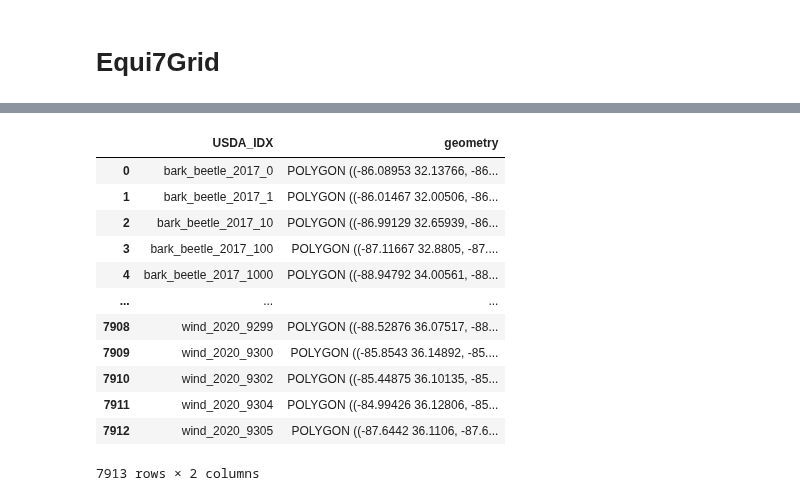
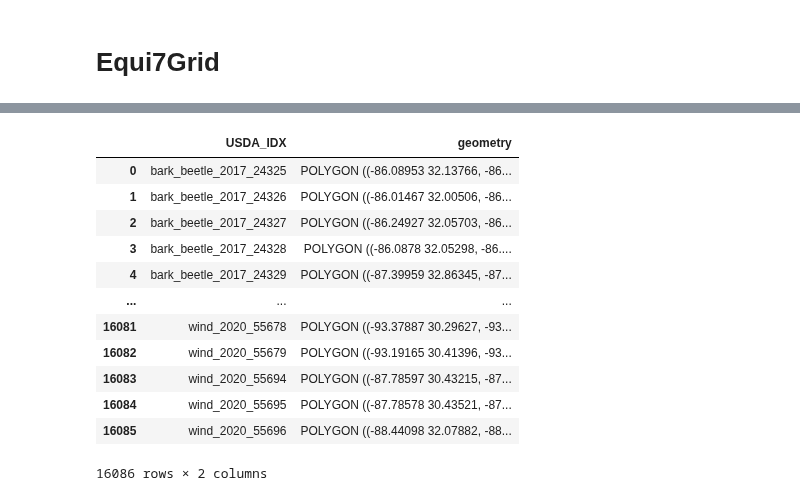
Before and after one commit to Franziska279/ForExD-WP1-P1, a Jupyter notebook: src/04_2_equi7_grid.ipynb, the cells around one changed output, grey strips where cells are left out. Drawn from its saved outputs; the diff is of its cells as text; code cells hidden in the pictures.

```diff
--- a/src/04_2_equi7_grid.ipynb
+++ b/src/04_2_equi7_grid.ipynb
@@ -103,19 +145,20 @@ Size of Grid: 15.617286168509287 km²
 # %%
 # Define a POLYGON geometry
-path = '/Net/Groups/BGI/scratch/fmueller/ForExD-WP1-P1/results/convex_hulls_refdm.shp'
-conves = gpd.read_file(path)
+#path = '/Net/Groups/BGI/scratch/fmueller/ForExD-WP1-P1/results/convex_hulls_refdm.shp'
+file_path = "/Net/Groups/BGI/scratch/fmueller/ForExD-WP1-P1/results/overlapping_results/convex_hulls_refdm.shp"
+conves = gpd.read_file(file_path)
 conves
 # %% [output]
 |  | USDA_IDX | geometry |
-| 0 | bark_beetle_2017_0 | POLYGON ((-86.08953 32.13766, -86... |
-| 1 | bark_beetle_2017_1 | POLYGON ((-86.01467 32.00506, -86... |
-| 2 | bark_beetle_2017_10 | POLYGON ((-86.99129 32.65939, -86... |
-| 3 | bark_beetle_2017_100 | POLYGON ((-87.11667 32.8805, -87.... |
-| 4 | bark_beetle_2017_1000 | POLYGON ((-88.94792 34.00561, -88... |
+| 0 | bark_beetle_2017_24325 | POLYGON ((-86.08953 32.13766, -86... |
+| 1 | bark_beetle_2017_24326 | POLYGON ((-86.01467 32.00506, -86... |
+| 2 | bark_beetle_2017_24327 | POLYGON ((-86.24927 32.05703, -86... |
+| 3 | bark_beetle_2017_24328 | POLYGON ((-86.0878 32.05298, -86.... |
+| 4 | bark_beetle_2017_24329 | POLYGON ((-87.39959 32.86345, -87... |
 | ... | ... | ... |
-| 7908 | wind_2020_9299 | POLYGON ((-88.52876 36.07517, -88... |
-| 7909 | wind_2020_9300 | POLYGON ((-85.8543 36.14892, -85.... |
-| 7910 | wind_2020_9302 | POLYGON ((-85.44875 36.10135, -85... |
-| 7911 | wind_2020_9304 | POLYGON ((-84.99426 36.12806, -85... |
-| 7912 | wind_2020_9305 | POLYGON ((-87.6442 36.1106, -87.6... |
+| 16081 | wind_2020_55678 | POLYGON ((-93.37887 30.29627, -93... |
+| 16082 | wind_2020_55679 | POLYGON ((-93.19165 30.41396, -93... |
+| 16083 | wind_2020_55694 | POLYGON ((-87.78597 30.43215, -87... |
+| 16084 | wind_2020_55695 | POLYGON ((-87.78578 30.43521, -87... |
+| 16085 | wind_2020_55696 | POLYGON ((-88.44098 32.07882, -88... |
-7913 rows × 2 columns
+16086 rows × 2 columns
```
Also changed, not shown: parts of 22 cells of this notebook.
